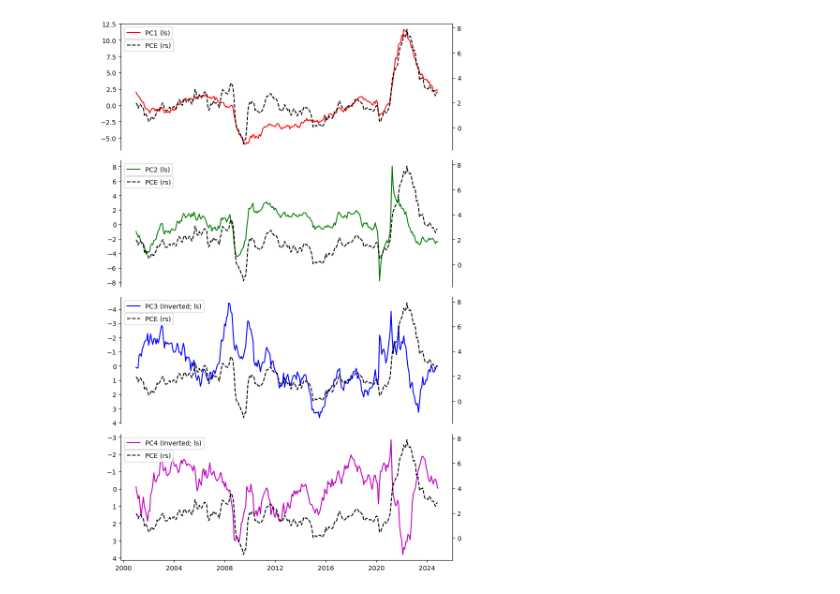
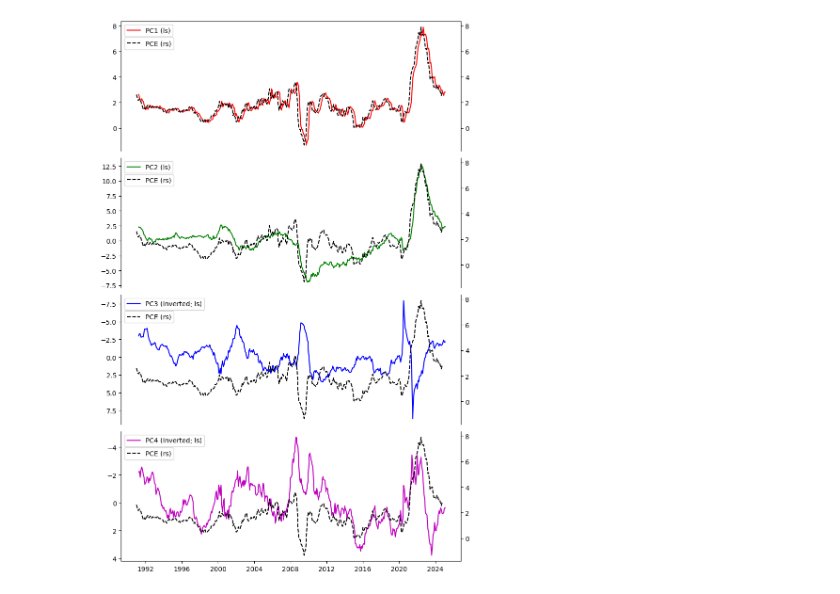
Before and after one commit to Tenzinomics/PCE_forecast, a Jupyter notebook: main_presentation.ipynb, the cells around one changed output. Drawn from its saved outputs; the diff is of its cells as text; code cells hidden in the pictures.

```diff
--- a/main_presentation.ipynb
+++ b/main_presentation.ipynb
@@ -106,7 +114,0 @@ plt.show()
-# %%
-
-fig, ax1 = plt.subplots()
-ax1.plot(principal_comp.iloc[:, :1], color='gray')
-ax2 = ax1.twinx()
-ax2.plot(df_clean_reg , color='red')
-plt.show()
@@ -115,7 +114,0 @@ plt.show()
-# %%
-
-fig, ax1 = plt.subplots()
-ax1.plot(principal_comp.iloc[:, 1:2], color='gray')
-ax2 = ax1.twinx()
-ax2.plot(df_clean_reg , color='red')
-plt.show()
@@ -124,7 +114,0 @@ plt.show()
-# %%
-
-fig, ax1 = plt.subplots()
-ax1.plot(principal_comp.iloc[:, 2:3]*(-1), color='gray')
-ax2 = ax1.twinx()
-ax2.plot(df_clean_reg , color='red')
-plt.show()
@@ -133,7 +114,0 @@ plt.show()
-# %%
-
-fig, ax1 = plt.subplots()
-ax1.plot(principal_comp.iloc[:, 3:4]*(-1), color='gray')
-ax2 = ax1.twinx()
-ax2.plot(df_clean_reg , color='red')
-plt.show()
@@ -142,55 +115,48 @@ plt.show()
 # %%
 import matplotlib.pyplot as plt
 import numpy as np
-
-# Create some sample data for the plots
-x = np.linspace(0, 10, 100)
-y1 = np.sin(x)
-y2 = np.cos(x)
-y3 = np.tan(x)
-y4 = np.exp(-x)
 
 # Create a 4x1 grid of subplots (all aligned vertically)
 fig, axs = plt.subplots(4, 1, figsize=(8, 12))
 
 # Plot in the first panel (top)
-axs[0].plot(principal_comp.iloc[:, :1], 'r', label='PC1 (ls)')
+axs[0].plot(df_combined_lagged_main.iloc[:, :1], 'r', label='PC1 (ls)')
 axs[0].spines['bottom'].set_visible(False)
 axs[0].set_xticks([])  # Remove x-axis labels for the fourth plot
 axs[0].legend(loc='upper left')
 
 # Plot in the second panel
-axs[1].plot(principal_comp.iloc[:, 1:2], 'g', label='PC2 (ls)')
+axs[1].plot(df_combined_lagged_main.iloc[:, 1:2], 'g', label='PC2 (ls)')
 axs[1].spines['top'].set_visible(False)
 axs[1].spines['bottom'].set_visible(False)
 axs[1].set_xticks([])  # Remove x-axis labels for the fourth plot
 axs[1].legend(loc='upper left')
 
 # Plot in the third panel
-axs[2].plot(principal_comp.iloc[:, 2:3], 'b', label='PC3 (Inverted; ls)')
+axs[2].plot(df_combined_lagged_main.iloc[:, 2:3], 'b', label='PC3 (Inverted; ls)')
 #axs[2].set_ylim(-10, 10)  # Limit y-axis for tan(x) to avoid extreme values
 axs[2].spines['top'].set_visible(False)
 axs[2].spines['bottom'].set_visible(False)
 axs[2].set_xticks([])  # Remove x-axis labels for the fourth plot
 axs[2].legend(loc='upper left')
 axs[2].invert_yaxis()
 # Plot in the fourth panel (bottom)
-axs[3].plot(principal_comp.iloc[:, 3:4], 'm', label='PC4 (Inverted; ls)')
+axs[3].plot(df_combined_lagged_main.iloc[:, 3:4], 'm', label='PC4 (Inverted; ls)')
 axs[3].spines['top'].set_visible(False)
 axs[3].legend(loc='upper left')
 axs[3].invert_yaxis()
 
 
 for i in range(4):
     ax2 = axs[i].twinx()  # Get the secondary axis for each subplot
     ax2.plot(df_clean_reg.shift(0), 'b', label='PCE (rs)', linestyle='--', color='black')  # Plot on the secondary axis
     ax2.spines['top'].set_visible(False)
     ax2.spines['bottom'].set_visible(False)
     ax2.legend(loc='upper left',bbox_to_anchor=(0, 0.9))  # Optional: Add a legend for the second series
 # Adjust the layout to prevent overlap
 plt.tight_layout()
 
 # Show the figure with the four vertically aligned panels
 plt.show()
 # %% [output]
-[figure, old version]
+[figure, new version]
```
Also changed, not shown: parts of 13 cells of this notebook, 3 other files.
